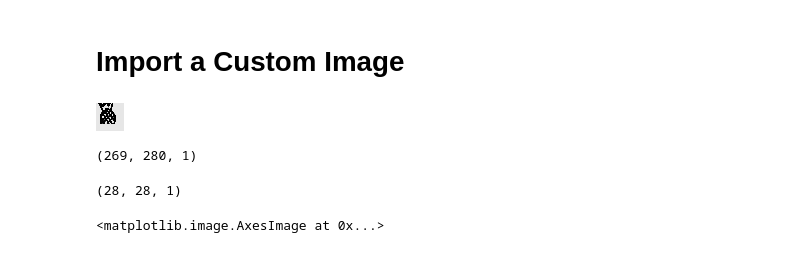
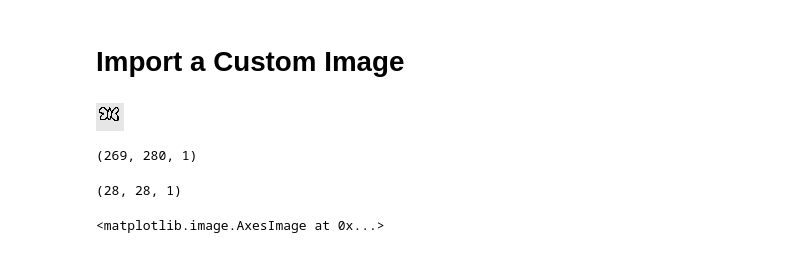
Before and after one commit to meenukrish/Doodle-Prediction, a Jupyter notebook: Load Model And Predict.ipynb, the cells around one changed output. Drawn from its saved outputs; the diff is of its cells as text; code cells hidden in the pictures.

```diff
--- a/Load Model And Predict.ipynb
+++ b/Load Model And Predict.ipynb
@@ -22,10 +31,10 @@ model = load_model("Quickdraw.h5")
 # %% [markdown]
 # Import a Custom Image
 # %%
-manuallysaved = './lib/inputimages/9E8661F8.png'
+manuallysaved = './lib/inputimages/98183563.png'
 image_size =(28,28)
 im = image.load_img(manuallysaved, target_size=image_size,  grayscale=True)  #  from keras.preprocessing import image
 originalsize = image.load_img(manuallysaved, grayscale=True)
 im
 # %% [output]
-[figure, old version]
+[figure, new version]
```
Also changed, not shown: parts of 7 cells of this notebook, 2 other files.
